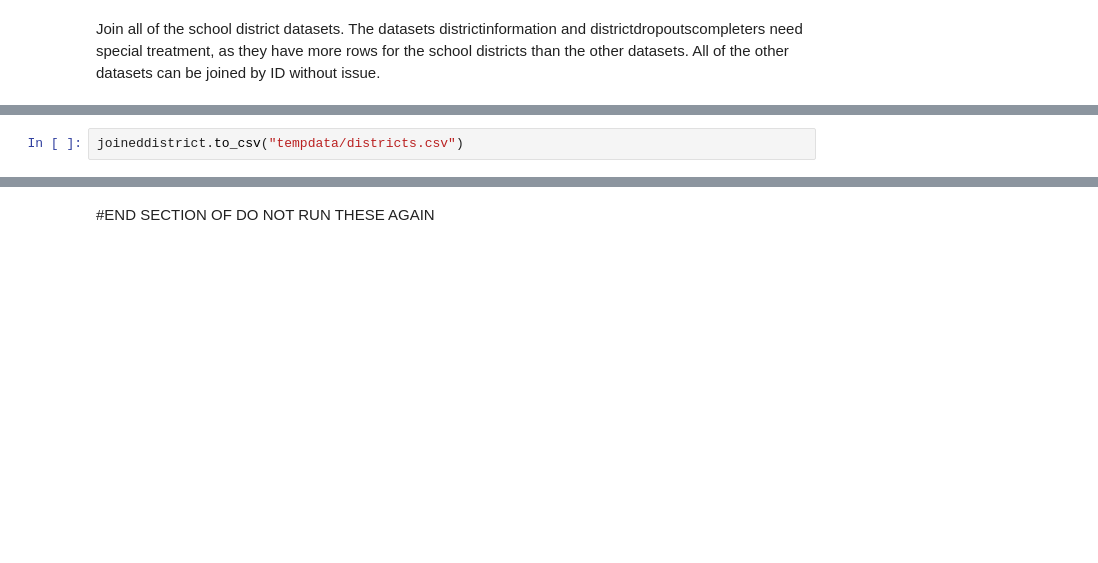
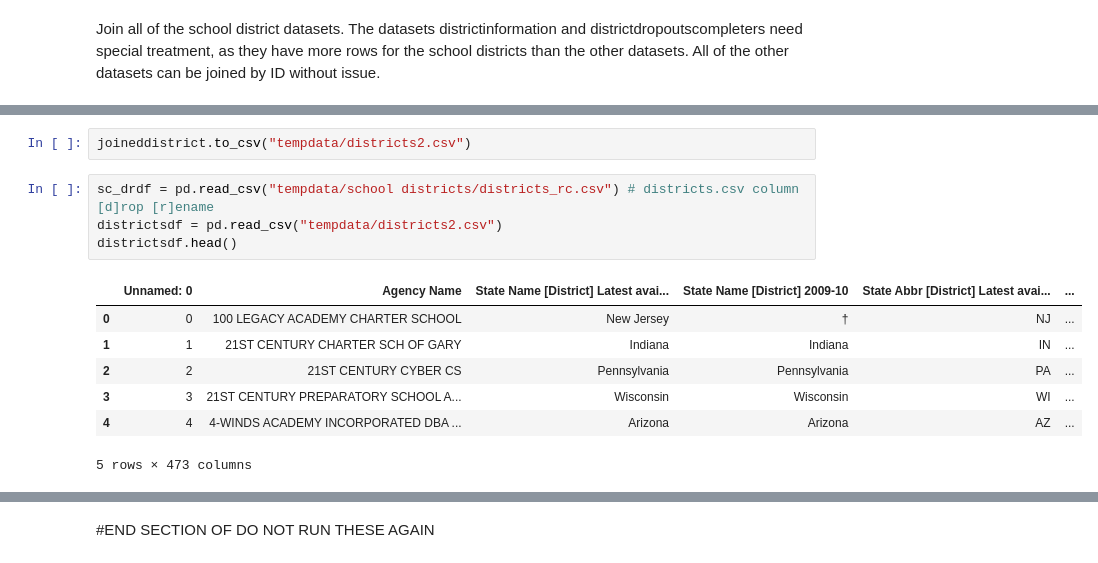
Before and after one commit to ashwindeo/dataschoolers, a Jupyter notebook: processbook_schooldistricts.ipynb, the cells around one changed output, grey strips where cells are left out. Saved outputs shown, nothing was run; the diff lists cells and outputs as text; blank space fills up the shorter version.

```diff
--- a/processbook_schooldistricts.ipynb
+++ b/processbook_schooldistricts.ipynb
@@ -141,2 +278,14 @@ print len(joineddistrict)
 # %%
-joineddistrict.to_csv("tempdata/districts.csv")
+joineddistrict.to_csv("tempdata/districts2.csv")
+# %%
+sc_drdf = pd.read_csv("tempdata/school districts/districts_rc.csv") # districts.csv column [d]rop [r]ename
+districtsdf = pd.read_csv("tempdata/districts2.csv")
+districtsdf.head()
+# %% [output]
+|  | Unnamed: 0 | Agency Name | State Name [District] Latest avai... | State Name [District] 2009-10 | State Abbr [District] Latest avai... | ... |
+| 0 | 0 | 100 LEGACY ACADEMY CHARTER SCHOOL | New Jersey | † | NJ | ... |
+| 1 | 1 | 21ST CENTURY CHARTER SCH OF GARY | Indiana | Indiana | IN | ... |
+| 2 | 2 | 21ST CENTURY CYBER CS | Pennsylvania | Pennsylvania | PA | ... |
+| 3 | 3 | 21ST CENTURY PREPARATORY SCHOOL A... | Wisconsin | Wisconsin | WI | ... |
+| 4 | 4 | 4-WINDS ACADEMY INCORPORATED DBA ... | Arizona | Arizona | AZ | ... |
+5 rows × 473 columns
```
Also changed, not shown: parts of 21 cells of this notebook.
